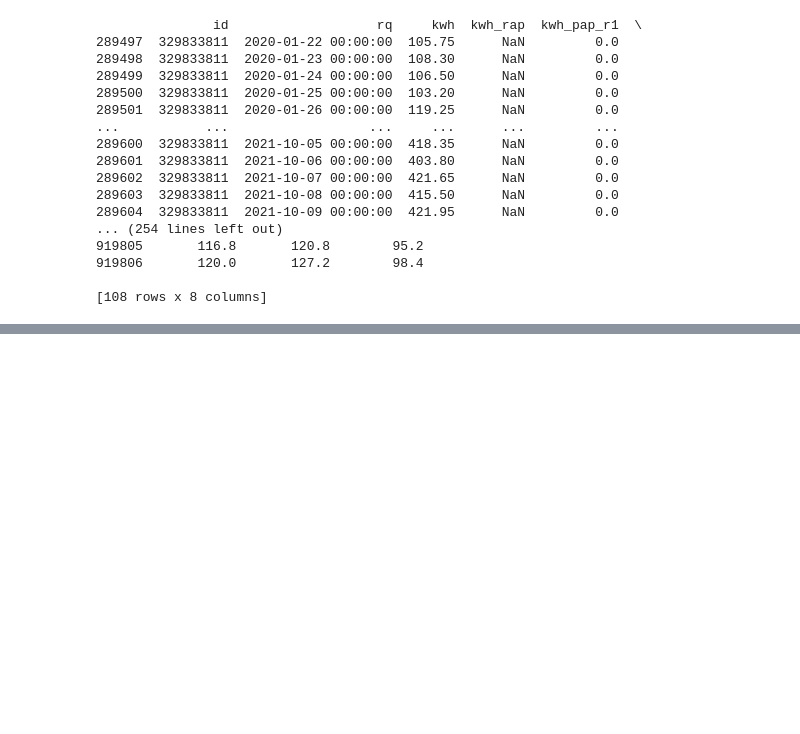
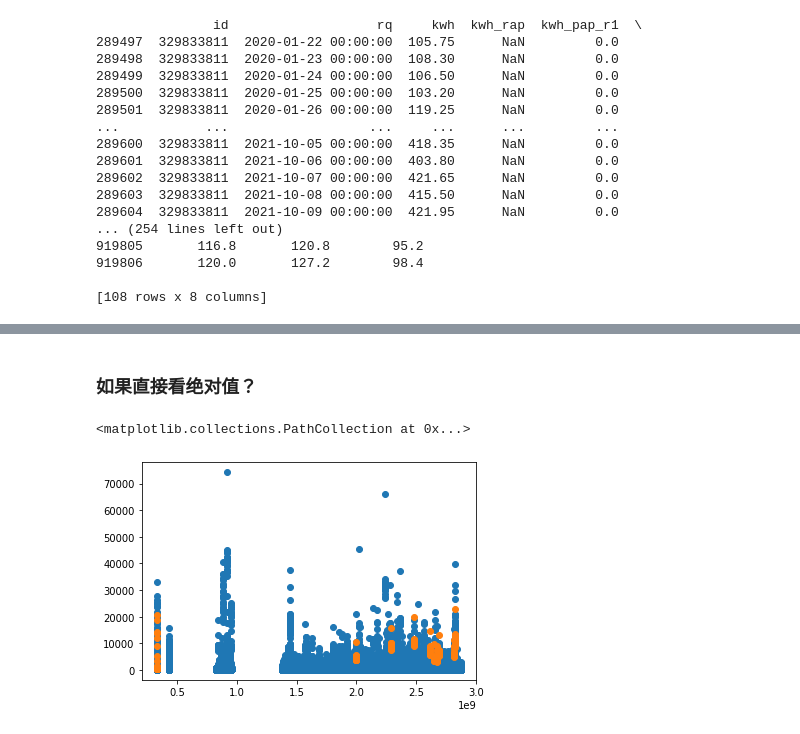
Before and after one commit to miaozjs/Mining-Detection, a Jupyter notebook: mj.ipynb, the cells around one changed output, grey strips where cells are left out. Cells and saved outputs as stored; diff of their text form; code cells hidden in the pictures; blank space fills up the shorter version.

```diff
--- a/mj.ipynb
+++ b/mj.ipynb
@@ -202,0 +453,8 @@ for i in target.index:
+# %% [markdown]
+### 如果直接看绝对值？
+# %%
+plt.scatter(elec_month_all.query("label==0").id,elec_month_all.query("label==0").pq_z)
+plt.scatter(elec_month_all.query("label==1").id,elec_month_all.query("label==1").pq_z)
+# %% [output]
+<matplotlib.collections.PathCollection at 0x...>
+[figure, added]
```
Also changed, not shown: parts of 80 cells of this notebook.
